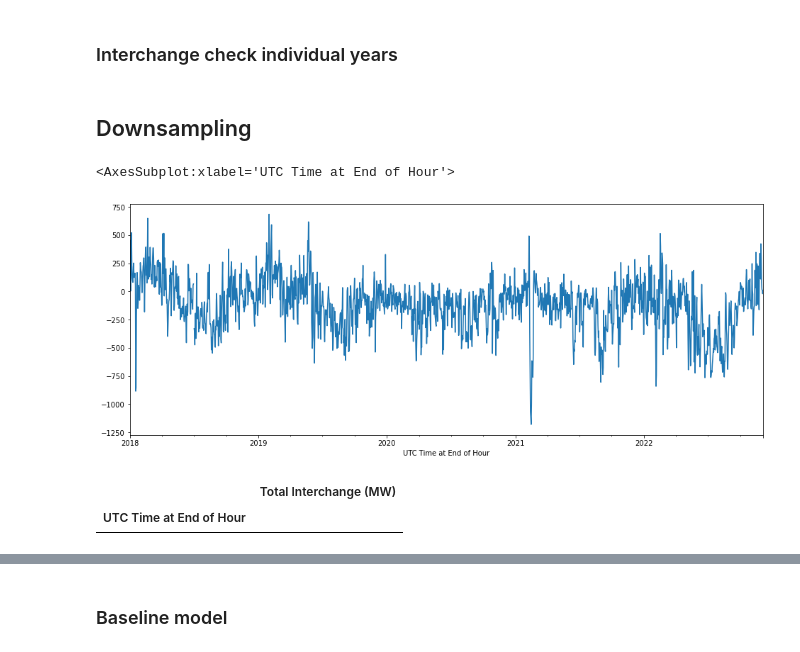
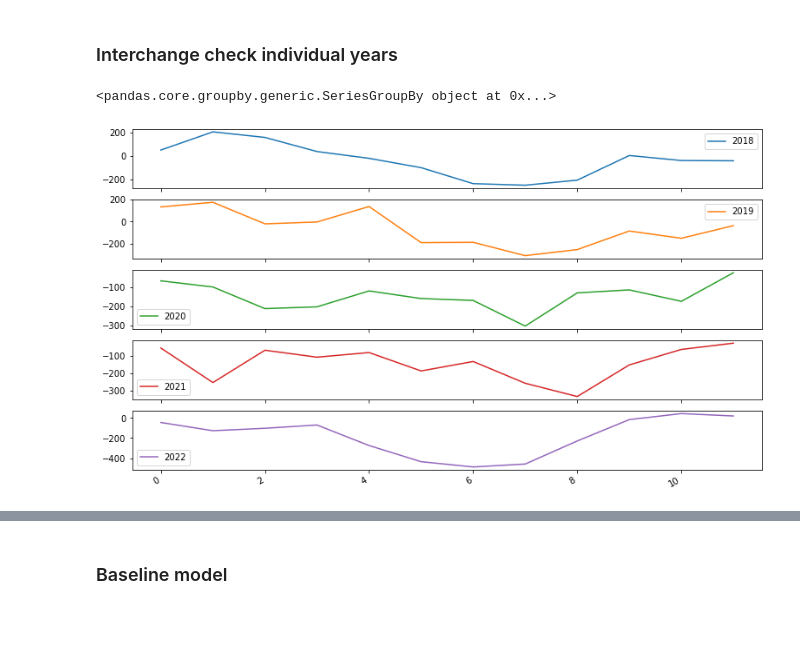
Before and after one commit to JuanMa894/Texas-Power-forecasting-timeseries, a Jupyter notebook: Notebooks/juan-notebook.ipynb, the cells around one changed output, grey strips where cells are left out. Cells and saved outputs as stored; diff of their text form; code cells hidden in the pictures; blank space fills up the shorter version.

Commit message:
added initial plots

```diff
--- a/Notebooks/juan-notebook.ipynb
+++ b/Notebooks/juan-notebook.ipynb
@@ -231,5 +231,3 @@ inter.plot(figsize=(16,6))
 [figure]
 # %% [markdown]
 ### Interchange check individual years
-# %% [markdown]
-## Downsampling
@@ -238,11 +234,17 @@ daily = inter.resample('D').mean()
-# %%
-daily.plot(figsize=(16,6))
-# %% [output]
-<AxesSubplot:xlabel='UTC Time at End of Hour'>
-[figure, removed]
-# %%
-daily = pd.DataFrame(daily)
-daily.loc[daily['Total Interchange (MW)'] == np.nan]
-# %% [output]
-|  | Total Interchange (MW) |
-| UTC Time at End of Hour |  |
+# %%
+year_groups = inter.resample('MS').mean().groupby(pd.Grouper(freq='A'))
+year_groups
+# %% [output]
+<pandas.core.groupby.generic.SeriesGroupBy object at 0x...>
+# %%
+# Create a new DataFrame and store yearly values in columns
+temp_annual = pd.DataFrame()
+
+for yr, group in year_groups:
+    temp_annual[yr.year] = group.values.ravel()
+
+
+# Plot the yearly groups as subplots
+temp_annual.plot(figsize = (13,8), subplots=True, legend=True);
+# %% [output]
+[figure, added]
```
Also changed, not shown: parts of 9 cells of this notebook.
